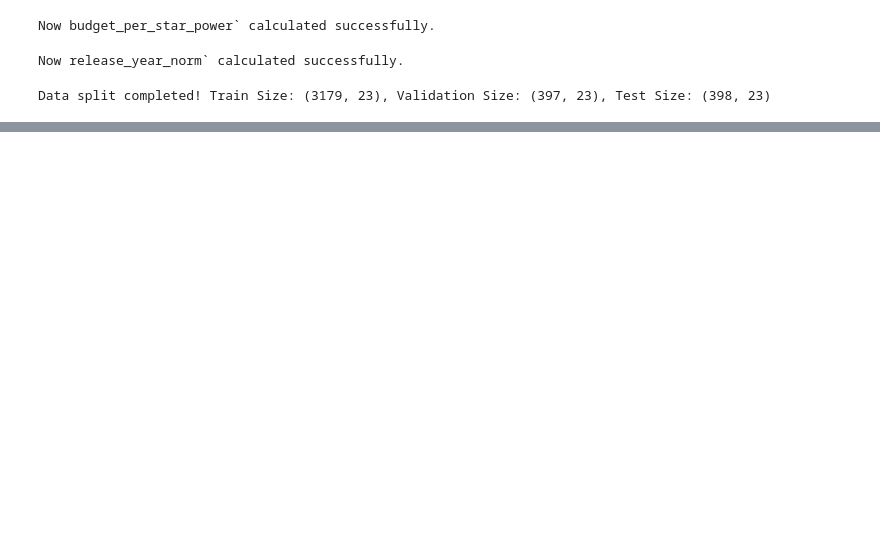
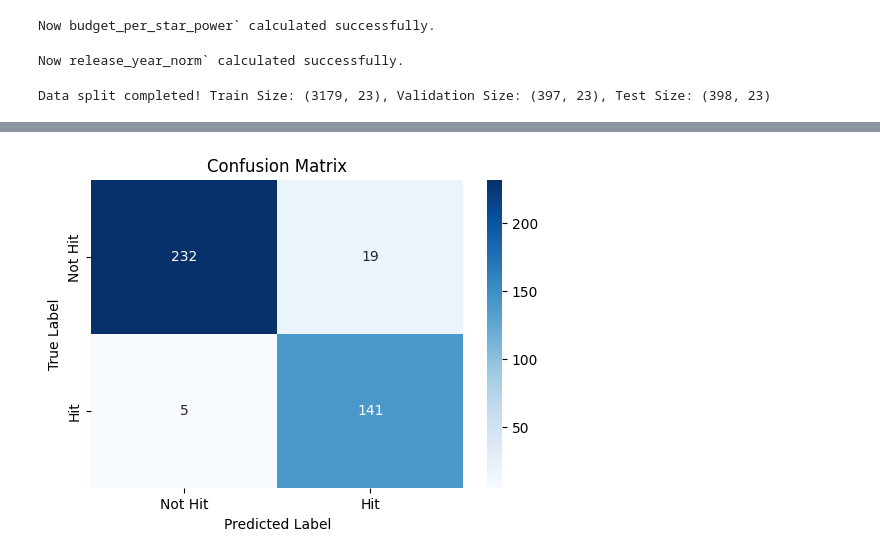
Before and after one commit to nn-andrew/CSEN281Project, a Jupyter notebook: movie_prediction.ipynb, the cells around one changed output, grey strips where cells are left out. Drawn from its saved outputs; the diff is of its cells as text; code cells hidden in the pictures; blank space fills up the shorter version.

```diff
--- a/movie_prediction.ipynb
+++ b/movie_prediction.ipynb
@@ -213,6 +194,0 @@ Cross-Validation Accuracy: 0.9305 ± 0.0076
-# %%
-rf_model.fit(X_train, y_train)
-y_val_pred = rf_model.predict(X_val)
-print(f"Optimized RandomForest Validation Accuracy: {accuracy_score(y_val, y_val_pred):.4f}")
-print(classification_report(y_val, y_val_pred))
-print(confusion_matrix(y_val, y_val_pred))
@@ -259,0 +255,13 @@ plt.show()
+# %%
+import seaborn as sns
+import matplotlib.pyplot as plt
+
+# Show confusion matrix
+plt.figure(figsize=(6,4))
+sns.heatmap(confusion_matrix(y_val, y_val_pred), annot=True, fmt="d", cmap="Blues", xticklabels=["Not Hit", "Hit"], yticklabels=["Not Hit", "Hit"])
+plt.xlabel("Predicted Label")
+plt.ylabel("True Label")
+plt.title("Confusion Matrix")
+plt.show()
+# %% [output]
+[figure, added]
```
Also changed, not shown: parts of 10 cells of this notebook.
